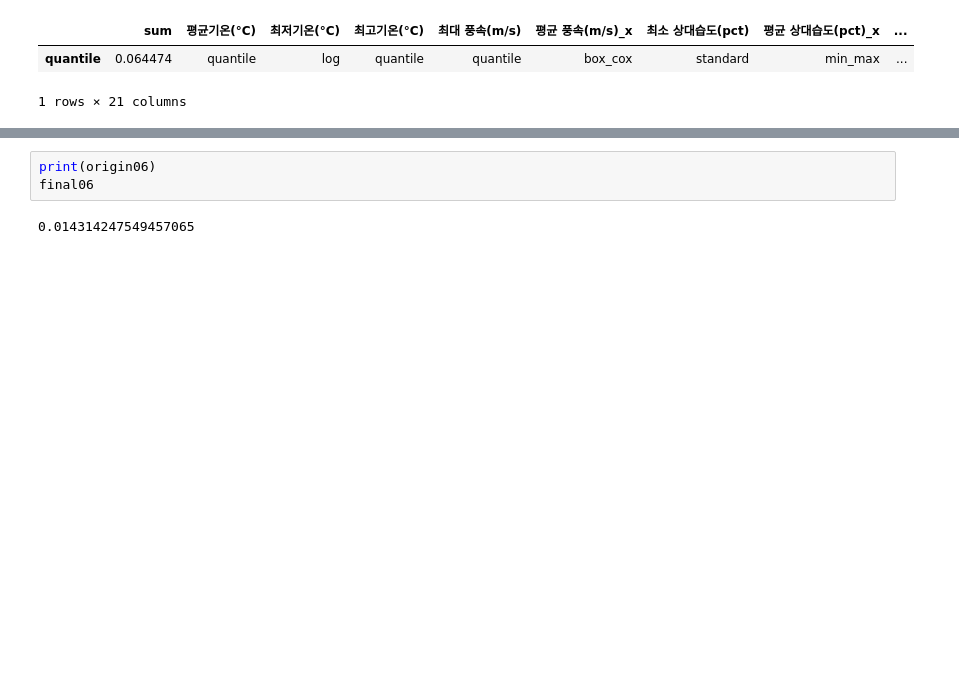
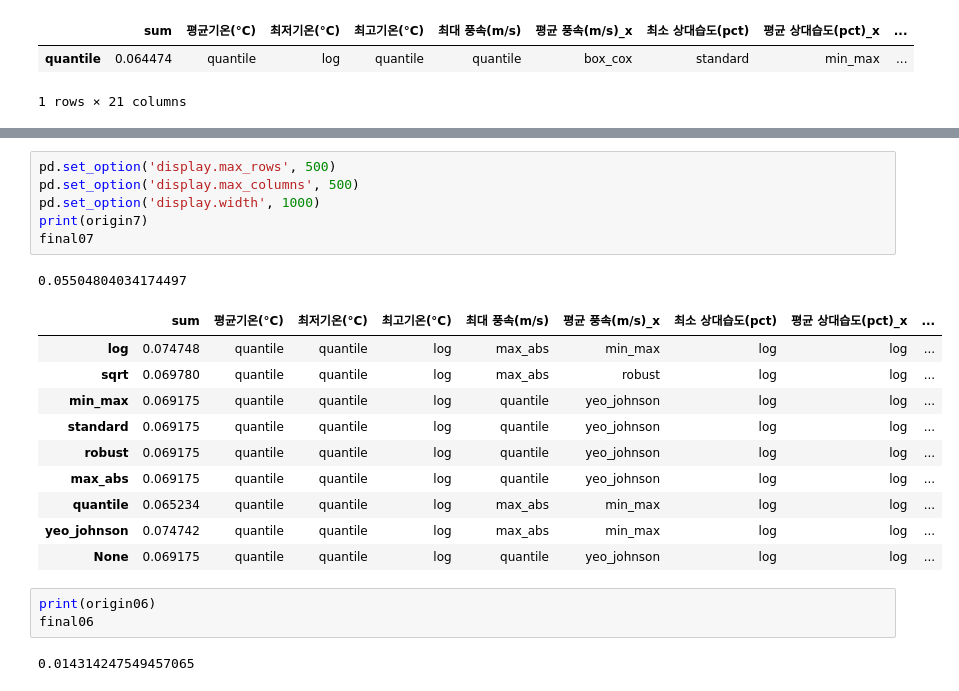
Before and after one commit to meowpunch/bobsim-research, a Jupyter notebook: src/main/python/advanced_correlation.ipynb, the cells around one changed output, grey strips where cells are left out. Saved outputs shown, nothing was run; the diff lists cells and outputs as text; blank space fills up the shorter version.

```diff
--- a/src/main/python/correlation.ipynb
+++ b/src/main/python/advanced_correlation.ipynb
@@ -532,3 +623,21 @@ dtype: int64
+# %%
+pd.set_option('display.max_rows', 500)
+pd.set_option('display.max_columns', 500)
+pd.set_option('display.width', 1000)
+print(origin7)
+final07
+# %% [output]
+0.05504804034174497
+|  | sum | 평균기온(°C) | 최저기온(°C) | 최고기온(°C) | 최대 풍속(m/s) | 평균 풍속(m/s)_x | 최소 상대습도(pct) | 평균 상대습도(pct)_x | ... |
+| log | 0.074748 | quantile | quantile | log | max_abs | min_max | log | log | ... |
+| sqrt | 0.069780 | quantile | quantile | log | max_abs | robust | log | log | ... |
+| min_max | 0.069175 | quantile | quantile | log | quantile | yeo_johnson | log | log | ... |
+| standard | 0.069175 | quantile | quantile | log | quantile | yeo_johnson | log | log | ... |
+| robust | 0.069175 | quantile | quantile | log | quantile | yeo_johnson | log | log | ... |
+| max_abs | 0.069175 | quantile | quantile | log | quantile | yeo_johnson | log | log | ... |
+| quantile | 0.065234 | quantile | quantile | log | max_abs | min_max | log | log | ... |
+| yeo_johnson | 0.074742 | quantile | quantile | log | max_abs | min_max | log | log | ... |
+| None | 0.069175 | quantile | quantile | log | quantile | yeo_johnson | log | log | ... |
 # %%
 print(origin06)
 final06
```
Also changed, not shown: parts of 9 cells of this notebook, 7 other files.
